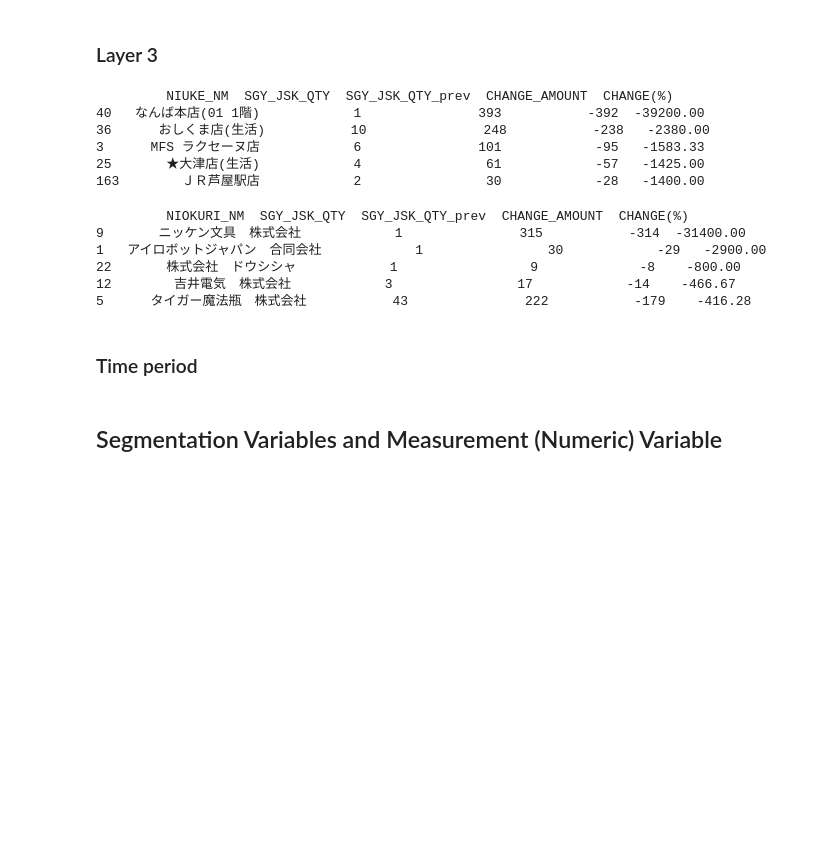
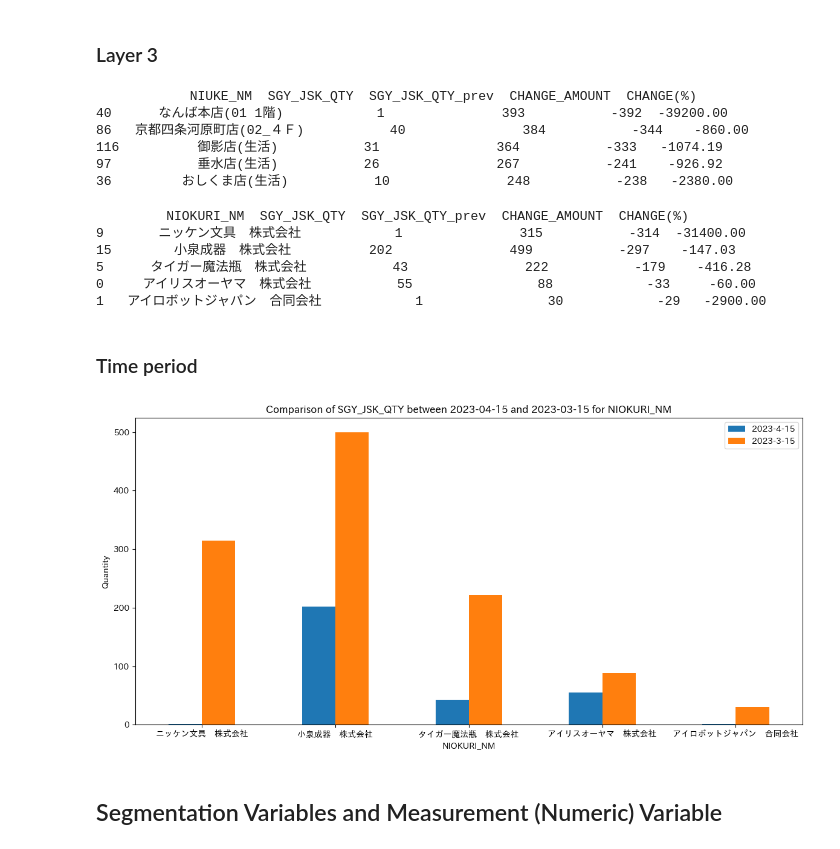
Before and after one commit to NGOHang98/Usee, a Jupyter notebook: Usee.ipynb, the cells around one changed output. Saved outputs shown, nothing was run; the diff lists cells and outputs as text; code cells hidden in the pictures; blank space fills up the shorter version.

```diff
--- a/Usee.ipynb
+++ b/Usee.ipynb
@@ -336,20 +355,20 @@ def sales_comparison_by_periods(sales_df: pd.DataFrame, run_date: datetime, type
     df['CHANGE_AMOUNT'] = df['SGY_JSK_QTY'] - df['SGY_JSK_QTY_prev']
     df['CHANGE(%)'] = (df['CHANGE_AMOUNT'] / df['SGY_JSK_QTY']) * 100
     df['CHANGE(%)'] = df['CHANGE(%)'].round(2)
-    df = df.sort_values('CHANGE(%)')
-    top5_categories = df.nsmallest(5, 'CHANGE(%)')
+    df = df.sort_values('CHANGE_AMOUNT')
+    top5_categories = df.nsmallest(5, 'CHANGE_AMOUNT')
     return top5_categories
 
 # Example usage:
 top5_categories = sales_comparison_by_periods(sales_df=data, run_date=datetime(2023, 4, 15), type='prev_month')
 print(top5_categories)
 # %% [output]
-         NIUKE_NM  SGY_JSK_QTY  SGY_JSK_QTY_prev  CHANGE_AMOUNT  CHANGE(%)
-40   なんば本店(01 1階)            1               393           -392  -39200.00
-36      おしくま店(生活)           10               248           -238   -2380.00
-3      MFS ラクセーヌ店            6               101            -95   -1583.33
-25       ★大津店(生活)            4                61            -57   -1425.00
-163        ＪＲ芦屋駅店            2                30            -28   -1400.00
+            NIUKE_NM  SGY_JSK_QTY  SGY_JSK_QTY_prev  CHANGE_AMOUNT  CHANGE(%)
+40      なんば本店(01 1階)            1               393           -392  -39200.00
+86   京都四条河原町店(02_４Ｆ)           40               384           -344    -860.00
+116          御影店(生活)           31               364           -333   -1074.19
+97           垂水店(生活)           26               267           -241    -926.92
+36         おしくま店(生活)           10               248           -238   -2380.00
 # %%
 
 import pandas as pd
@@ -378,8 +397,8 @@ def sales_comparison_by_periods(sales_df: pd.DataFrame, run_date: datetime, type
     df['CHANGE_AMOUNT'] = df['SGY_JSK_QTY'] - df['SGY_JSK_QTY_prev']
     df['CHANGE(%)'] = (df['CHANGE_AMOUNT'] / df['SGY_JSK_QTY']) * 100
     df['CHANGE(%)'] = df['CHANGE(%)'].round(2)
-    df = df.sort_values('CHANGE(%)')
-    top5_categories = df.nsmallest(5, 'CHANGE(%)')
+    df = df.sort_values('CHANGE_AMOUNT')
+    top5_categories = df.nsmallest(5, 'CHANGE_AMOUNT')
     return top5_categories
 
 # Example usage:
@@ -388,12 +407,49 @@ print(top5_categories)
 # %% [output]
          NIOKURI_NM  SGY_JSK_QTY  SGY_JSK_QTY_prev  CHANGE_AMOUNT  CHANGE(%)
 9       ニッケン文具　株式会社            1               315           -314  -31400.00
+15        小泉成器　株式会社          202               499           -297    -147.03
+5      タイガー魔法瓶　株式会社           43               222           -179    -416.28
+0     アイリスオーヤマ　株式会社           55                88            -33     -60.00
 1   アイロボットジャパン　合同会社            1                30            -29   -2900.00
-22       株式会社　ドウシシャ            1                 9             -8    -800.00
-12        吉井電気　株式会社            3                17            -14    -466.67
-5      タイガー魔法瓶　株式会社           43               222           -179    -416.28
 # %% [markdown]
 ### Time period
+# %%
+import matplotlib.pyplot as plt
+import pandas as pd
+
+# Sample data
+data = {
+    'NIOKURI_NM': ['ニッケン文具　株式会社', '小泉成器　株式会社', 'タイガー魔法瓶　株式会社', 'アイリスオーヤマ　株式会社', 'アイロボットジャパン　合同会社'],
+    '2023-4-15': [1, 202, 43, 55, 1],
+    '2023-3-15': [315, 499, 222, 88, 30],
+    'CHANGE_AMOUNT': [-314, -297, -179, -33, -29],
+    'CHANGE(%)': [-31400.00, -147.03, -416.28, -60.00, -2900.00]
+}
+
+# Create a DataFrame from the sample data
+df = pd.DataFrame(data)
+
+# Set the 'NIOKURI_NM' column as the index
+df.set_index('NIOKURI_NM', inplace=True)
+
+# Plotting the bar chart
+ax = df[['2023-4-15', '2023-3-15']].plot(kind='bar', figsize=(12, 6))
+
+# Add labels and title
+plt.xlabel('NIOKURI_NM')
+plt.ylabel('Quantity')
+plt.title('Comparison of SGY_JSK_QTY between 2023-04-15 and 2023-03-15 for NIOKURI_NM')
+
+# Rotate x-axis labels horizontally
+plt.xticks(rotation=0)
+
+plt.legend()
+
+# Show the plot
+plt.tight_layout()
+plt.show()
+# %% [output]
+[figure, added]
 # %% [markdown]
 ## Segmentation Variables and Measurement (Numeric) Variable
 # %% [markdown]
```
Also changed, not shown: parts of 5 cells of this notebook, 2 other files.
